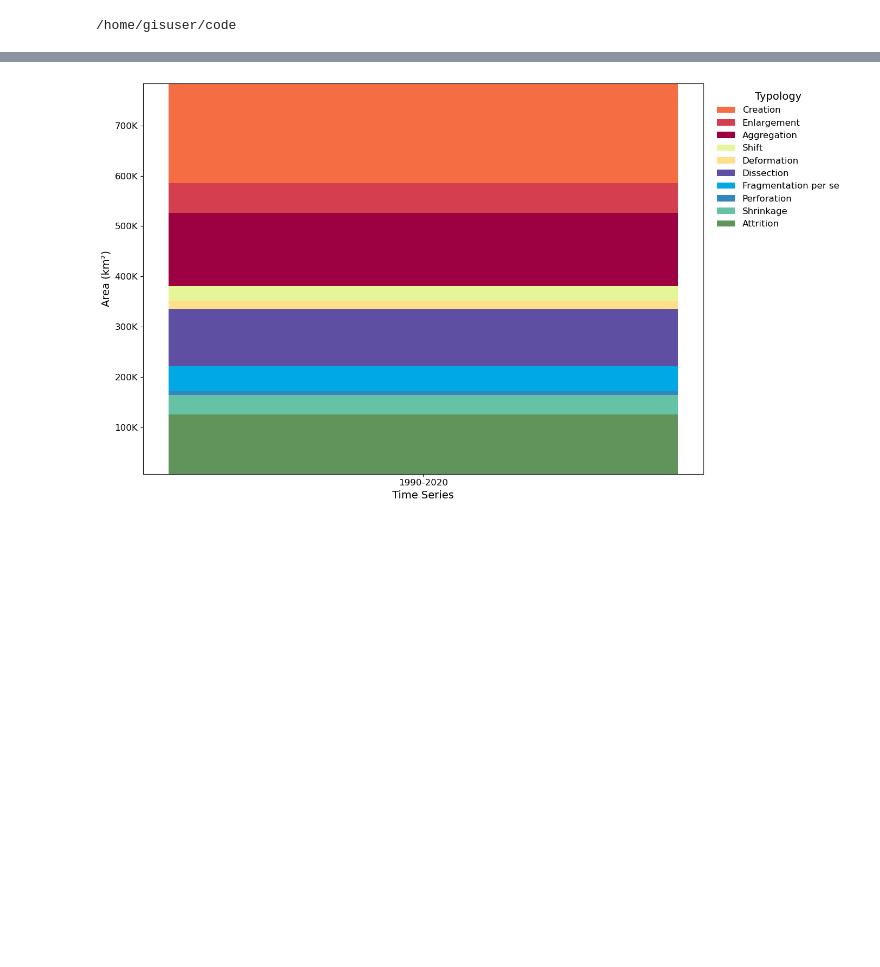
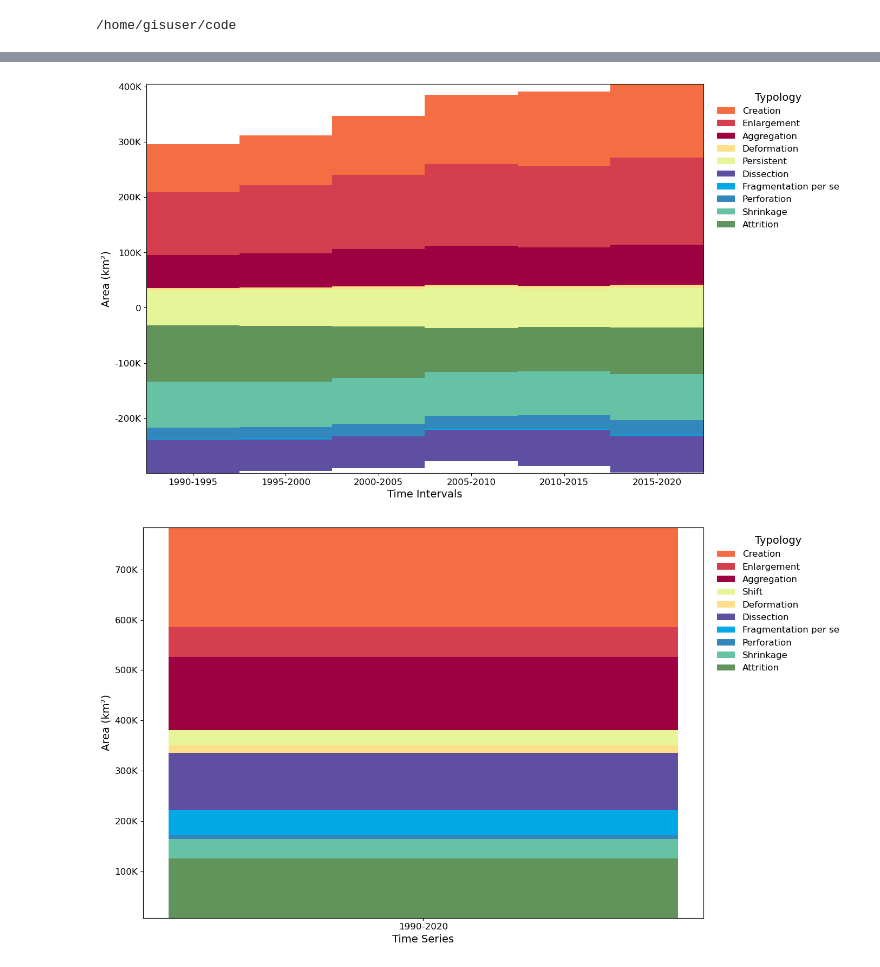
Before and after one commit to mschappert/typology, a Jupyter notebook: Code/grapghs.ipynb, the cells around one changed output, grey strips where cells are left out. Cells and saved outputs as stored; diff of their text form; code cells hidden in the pictures; blank space fills up the shorter version.

```diff
--- a/Code/grapghs.ipynb
+++ b/Code/grapghs.ipynb
@@ -115,3 +124,70 @@ plt.show()
+# %%
+import matplotlib.pyplot as plt
+import matplotlib.ticker as ticker
+
+# Assuming df is your DataFrame and colors dict is defined as you shared
+
+# Define typology groups
+baseline_typology = "Persistent"
+decreasing = ["Attrition", "Shrinkage", "Perforation", "Fragmentation per se", "Dissection"]
+increasing = ["Deformation", "Aggregation", "Enlargement", "Creation"]
+
+time_points = df.columns.tolist()
+
+fig, ax = plt.subplots(figsize=(14, 8))
+
+persistent_data = df.loc[baseline_typology]
+half_persistent = persistent_data / 2
+
+persistent_color = colors.get(baseline_typology, "#E6F598")
+
+# Plot lower half Persistent below zero (no legend label to avoid duplication)
+ax.bar(range(len(time_points)), -half_persistent, color=persistent_color, width=1.0, label='_nolegend_')
+
+# Plot decreasing typologies stacked below the lower half baseline
+bottom_neg = (-half_persistent).tolist()
+for typ in decreasing:
+    if typ in df.index:
+        data = df.loc[typ] * -1  # Negate to plot below zero
+        ax.bar(range(len(time_points)), data, bottom=bottom_neg, color=colors.get(typ, "#cccccc"), width=1.0, label=typ)
+        bottom_neg = [bottom_neg[i] + data.iloc[i] for i in range(len(data))]
+
+# Plot upper half Persistent above zero (with legend label)
+ax.bar(range(len(time_points)), half_persistent, color=persistent_color, width=1.0, label=baseline_typology)
+
+# Plot increasing typologies stacked above upper half
+bottom_pos = half_persistent.tolist()
+for typ in increasing:
+    if typ in df.index:
+        data = df.loc[typ]
+        ax.bar(range(len(time_points)), data, bottom=bottom_pos, color=colors.get(typ, "#cccccc"), width=1.0, label=typ)
+        bottom_pos = [bottom_pos[i] + data.iloc[i] for i in range(len(data))]
+
+# Customize axes and labels
+ax.set_xlabel('Time Intervals', fontsize=14)
+ax.set_ylabel('Area (km²)', fontsize=14)
+ax.tick_params(axis='both', which='major', labelsize=12)
+ax.set_ylim(min(bottom_neg), max(bottom_pos))
+
+# Custom y-axis formatter to show '0' instead of '0K'
+def custom_formatter(x, pos):
+    if x == 0:
+        return "0"
+    return f"{x/1000:.0f}K"
+
+ax.yaxis.set_major_formatter(ticker.FuncFormatter(custom_formatter))
+
+ax.set_xticks(range(len(time_points)))
+ax.set_xticklabels(custom_x_labels[:len(time_points)])
+ax.margins(x=0)
+
+# Legend settings as before
+ax.legend(title='Typology', bbox_to_anchor=(1.01, 1), loc='upper left', reverse=True, frameon=False, fontsize=12, title_fontsize=14)
+
+plt.tight_layout()
+plt.show()
+# %% [output]
+[figure, added]
 # %%
 # time series
 df = pd.read_excel('/home/gisuser/code/code/data/typology_grapgh_data.xlsx', index_col=0)
```
Also changed, not shown: parts of 7 cells of this notebook, 5 other files.
